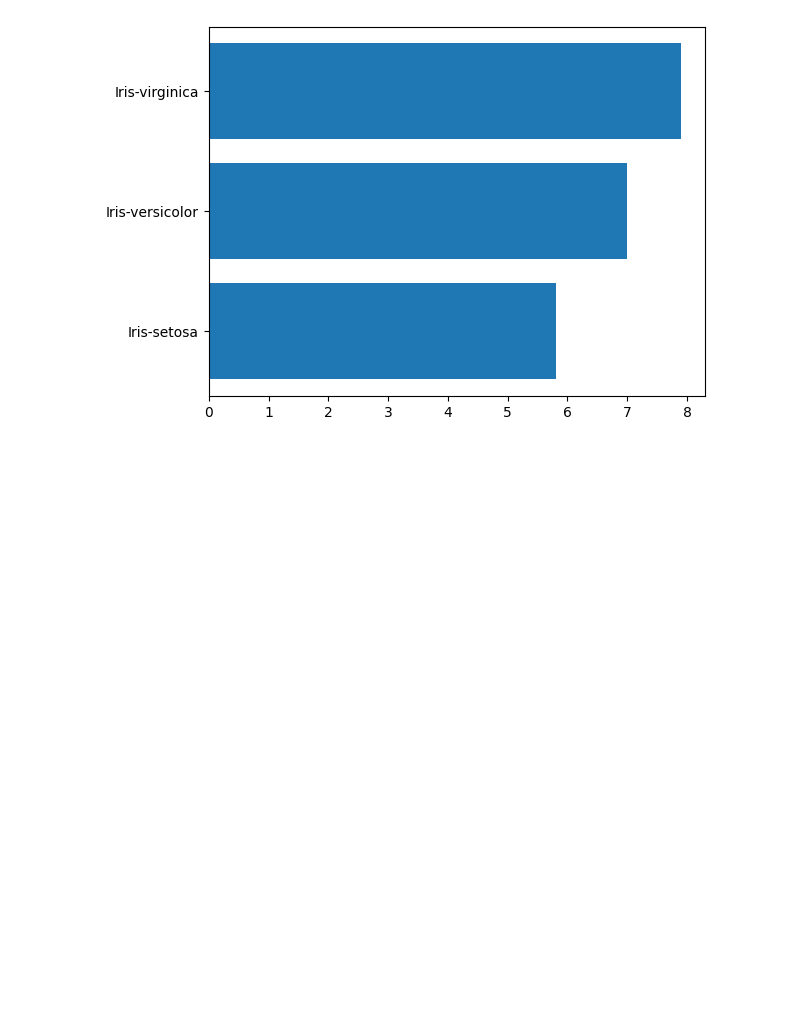
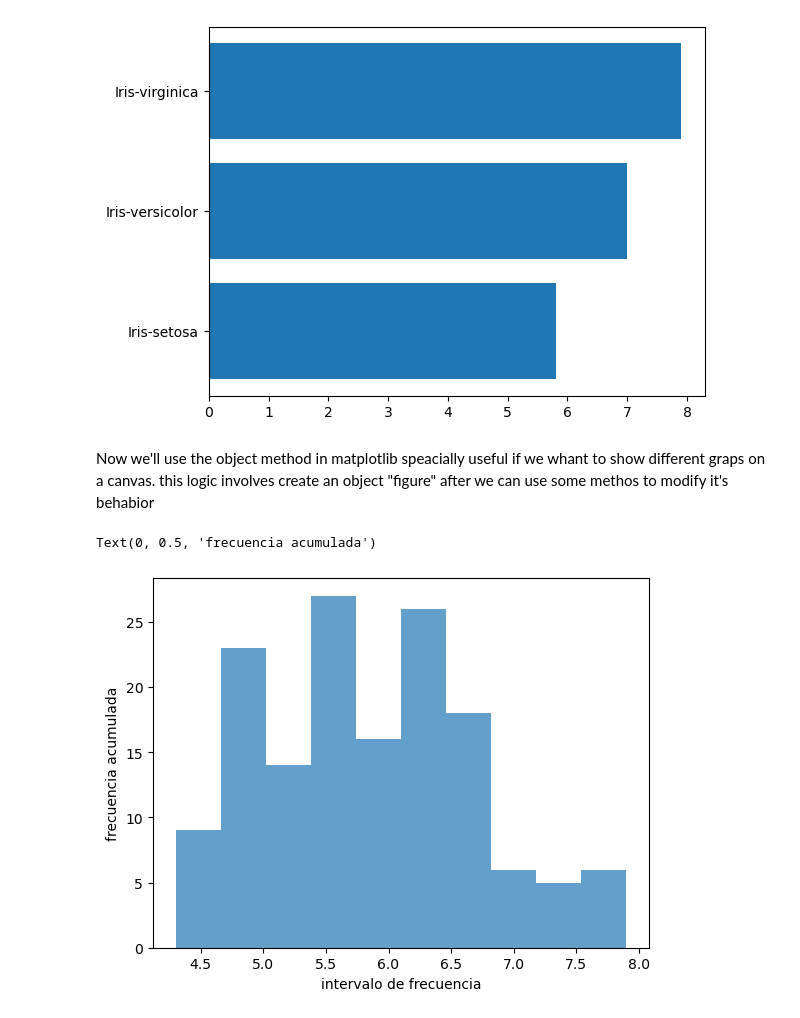
Before and after one commit to CabHug/Portfolio, a Jupyter notebook: Practicas/Visualizacion/Practica_visualizacion.ipynb, the cells around one changed output. Saved outputs shown, nothing was run; the diff lists cells and outputs as text; code cells hidden in the pictures; blank space fills up the shorter version.

Commit message:
Matplotlib

```diff
--- a/Practicas/Visualizacion/Practica_visualizacion.ipynb
+++ b/Practicas/Visualizacion/Practica_visualizacion.ipynb
@@ -117,3 +117,16 @@ plt.barh(iris['species'], iris['sepal_length'])
 # %% [output]
 <BarContainer object of 150 artists>
 [figure]
+# %% [markdown]
+Now we'll use the object method in matplotlib speacially useful if we whant to show different graps
+on a canvas. this logic involves create an object "figure" after we can use some methos to modify it's behabior
+# %%
+fig, axes = plt.subplots()
+
+axes.hist(iris['sepal_length'],
+          alpha = 0.7)
+axes.set_xlabel('intervalo de frecuencia')
+axes.set_ylabel('frecuencia acumulada')
+# %% [output]
+Text(0, 0.5, 'frecuencia acumulada')
+[figure, added]
```
Also changed, not shown: parts of 9 cells of this notebook.
